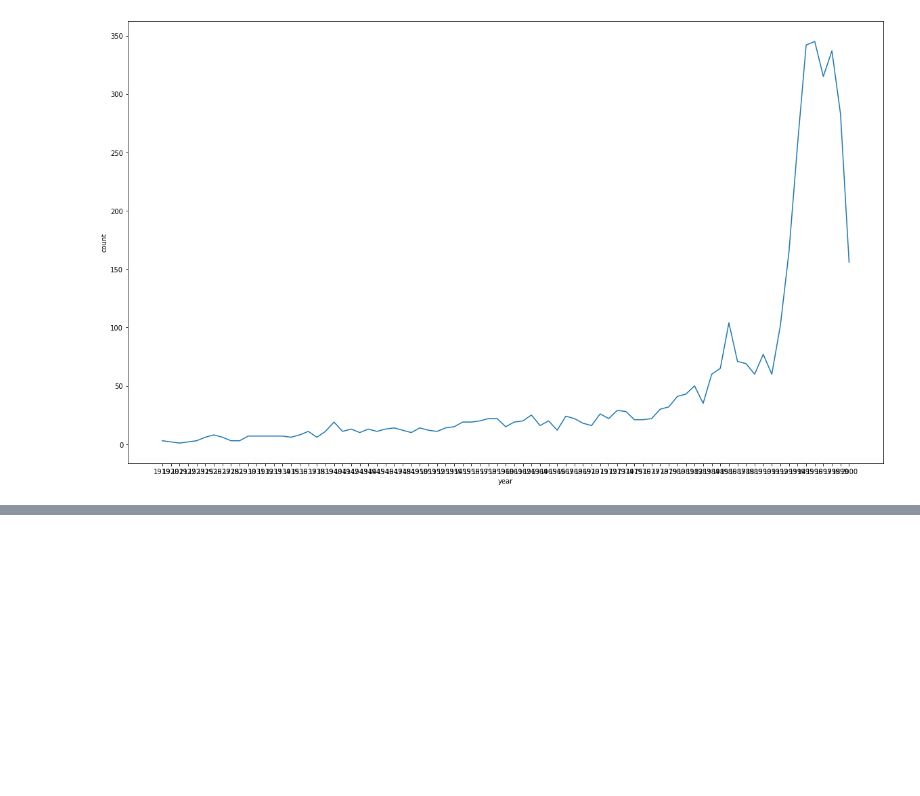
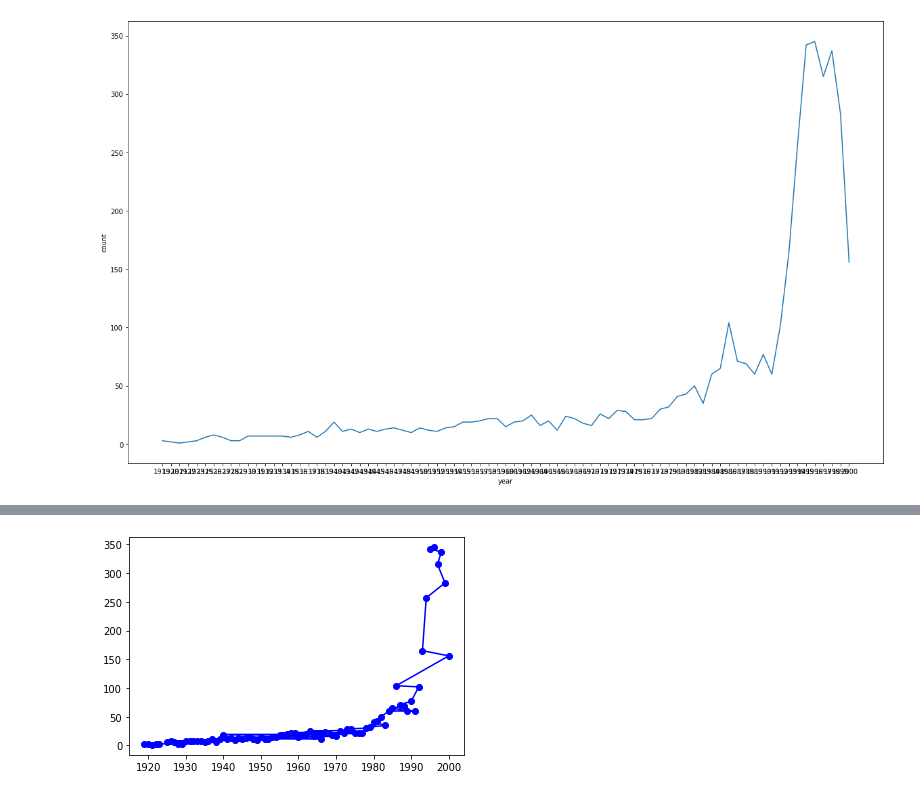
Before and after one commit to Gasijiyo/FirstStep_Python, a Jupyter notebook: py25_movielens.ipynb, the cells around one changed output, grey strips where cells are left out. Saved outputs shown, nothing was run; the diff lists cells and outputs as text; code cells hidden in the pictures; blank space fills up the shorter version.

```diff
--- a/py25_movielens.ipynb
+++ b/py25_movielens.ipynb
@@ -265,0 +284,7 @@ plt.show()
+# %%
+# 선생님 과제답안 :
+
+# 영화 제목 컬럼에서 연도에 해당하는 4자리 문자열을 잘라내고
+# 정수타입으로 변환해서 새로운 컬럼을 만듦.
+movies['year'] = movies['title'].str[-5:-1].astype('int')
+movies
@@ -265,0 +319,3 @@ plt.show()
+# %%
+year_counts = movies['year'].value_counts()
+year_counts
@@ -265,0 +335,6 @@ plt.show()
+# %%
+plt.plot(year_counts.index, year_counts.values, 'bo-')
+plt.show()
+# 이렇게 하면 연도별 데이터 정렬이 안 되어있음.
+# %% [output]
+[figure, added]
```
Also changed, not shown: parts of 8 cells of this notebook.
